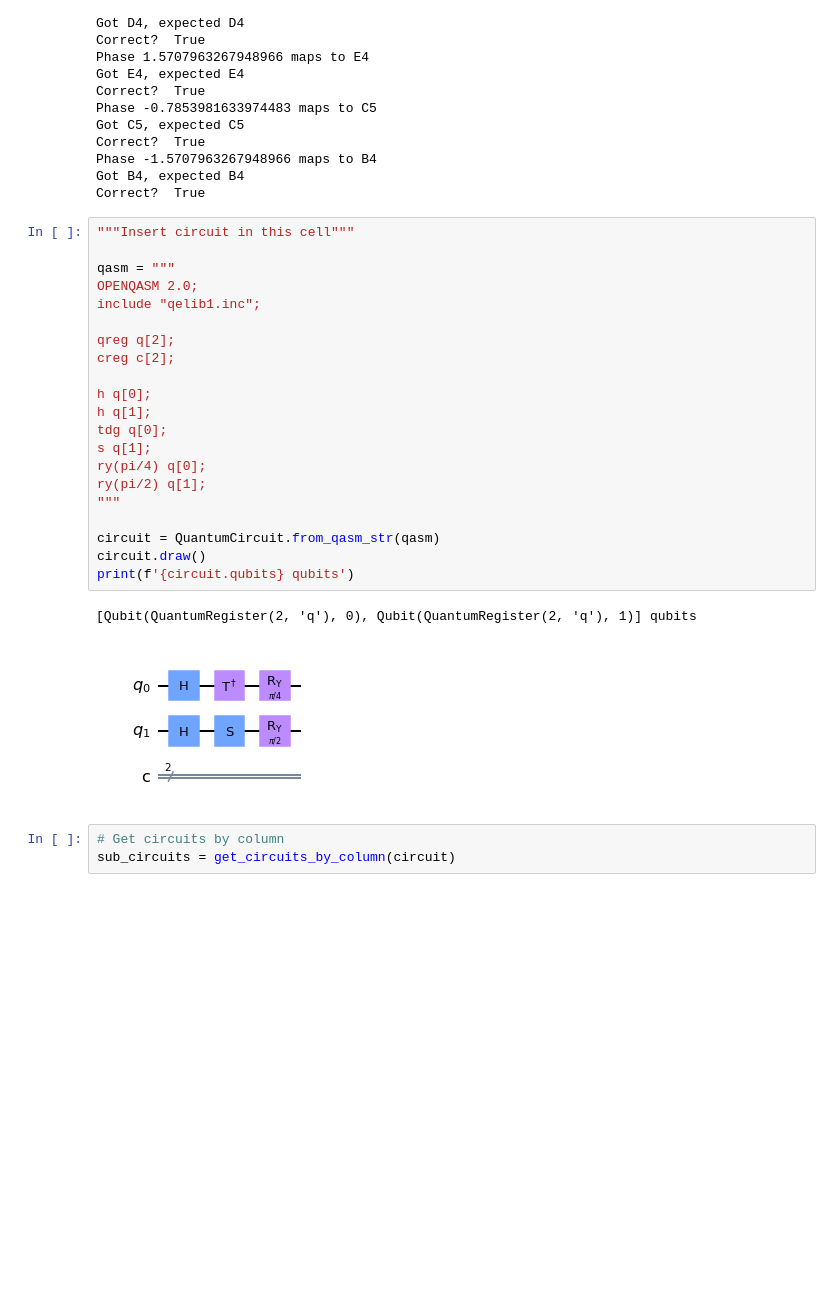
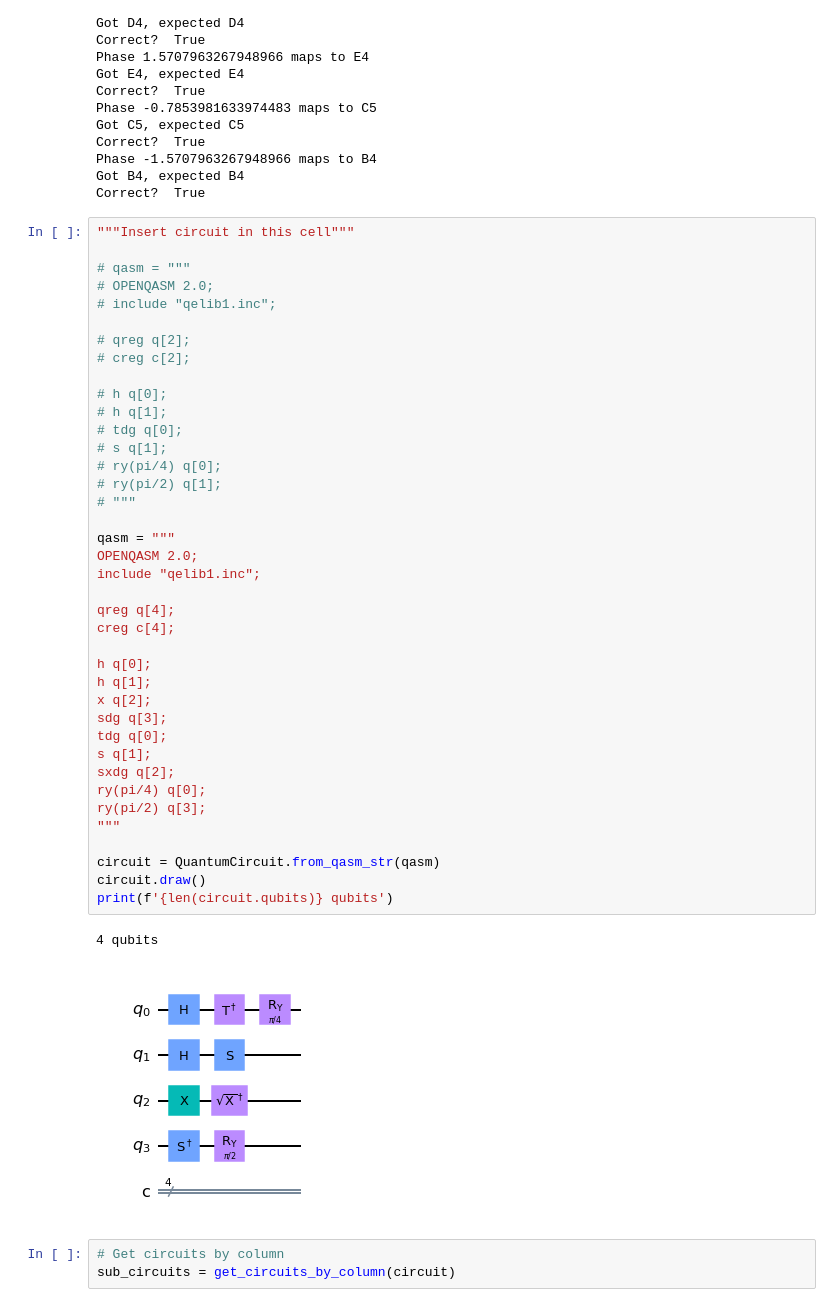
Before and after one commit to marquitos0119/quantum-music, a Jupyter notebook: Notebooks/Audio/notes-from-circuit.ipynb, the cells around one changed output. Saved outputs shown, nothing was run; the diff lists cells and outputs as text; blank space fills up the shorter version.

```diff
--- a/Notebooks/Audio/notes-from-circuit.ipynb
+++ b/Notebooks/Audio/notes-from-circuit.ipynb
@@ -259,28 +271,46 @@ Got B4, expected B4
 Correct?  True
 # %%
 """Insert circuit in this cell"""
+
+# qasm = """
+# OPENQASM 2.0;
+# include "qelib1.inc";
+
+# qreg q[2];
+# creg c[2];
+
+# h q[0];
+# h q[1];
+# tdg q[0];
+# s q[1];
+# ry(pi/4) q[0];
+# ry(pi/2) q[1];
+# """
 
 qasm = """
 OPENQASM 2.0;
 include "qelib1.inc";
 
-qreg q[2];
-creg c[2];
+qreg q[4];
+creg c[4];
 
 h q[0];
 h q[1];
+x q[2];
+sdg q[3];
 tdg q[0];
 s q[1];
+sxdg q[2];
 ry(pi/4) q[0];
-ry(pi/2) q[1];
+ry(pi/2) q[3];
 """
 
 circuit = QuantumCircuit.from_qasm_str(qasm)
 circuit.draw()
-print(f'{circuit.qubits} qubits')
+print(f'{len(circuit.qubits)} qubits')
 # %% [output]
-[Qubit(QuantumRegister(2, 'q'), 0), Qubit(QuantumRegister(2, 'q'), 1)] qubits
+4 qubits
-[figure, old version]
+[figure, new version]
 # %%
 # Get circuits by column
 sub_circuits = get_circuits_by_column(circuit)
```
Also changed, not shown: parts of 10 cells of this notebook.
